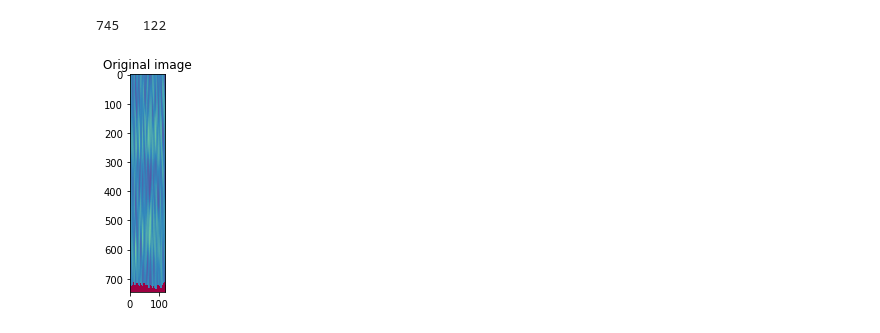
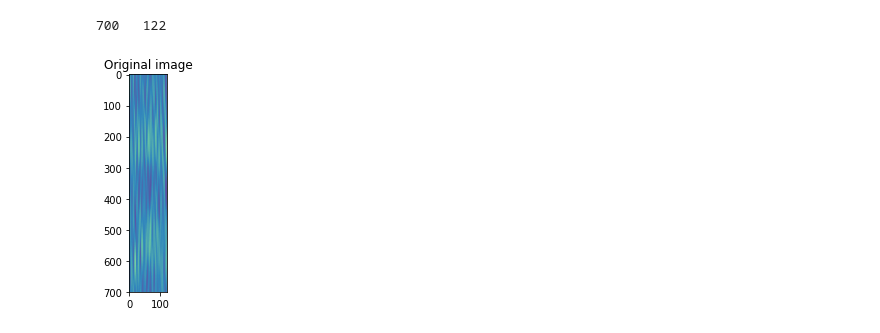
Before and after one commit to oozguc/PyImage, a Jupyter notebook: ObjectClassInstance/FFTImage.ipynb, the cells around one changed output. Saved outputs shown, nothing was run; the diff lists cells and outputs as text; code cells hidden in the pictures.

```diff
--- a/ObjectClassInstance/FFTImage.ipynb
+++ b/ObjectClassInstance/FFTImage.ipynb
@@ -25,30 +25,35 @@ Filename = os.path.splitext(base)
 # %%
 #Enter time unit in seconds
 Time_unit = 5
+#Cut Section of image before the alst pixel
+CutSectionAfter = 700
 #Enter start y pixel unit for the section
 StartSection = 0
 #Enter end y pixel unit for section
-EndSection = 20
+EndSection = 70
 #Range of Plot in Hertz
-maxXrange = 0.03
+maxXrange = 0.1
 # %%
 y = imread(sourceimage)
+
+cutY = y[0:CutSectionAfter, :]
+y = cutY
 plt.figure()
 plt.imshow(y, plt.cm.Spectral)
 plt.title('Original image')
 Xrange = y.shape[0]
 Yrange = y.shape[1]
 print(Xrange, " ", Yrange)
 width = int(EndSection - StartSection)
 block = int(Xrange / width)
 
 Start = StartSection
 End = EndSection
 
 axes = 'XY'
 # %% [output]
-745   122
+700   122
-[figure, old version]
+[figure, new version]
 # %%
 
 for i in range(block):
```
Also changed, not shown: parts of 4 cells of this notebook.
